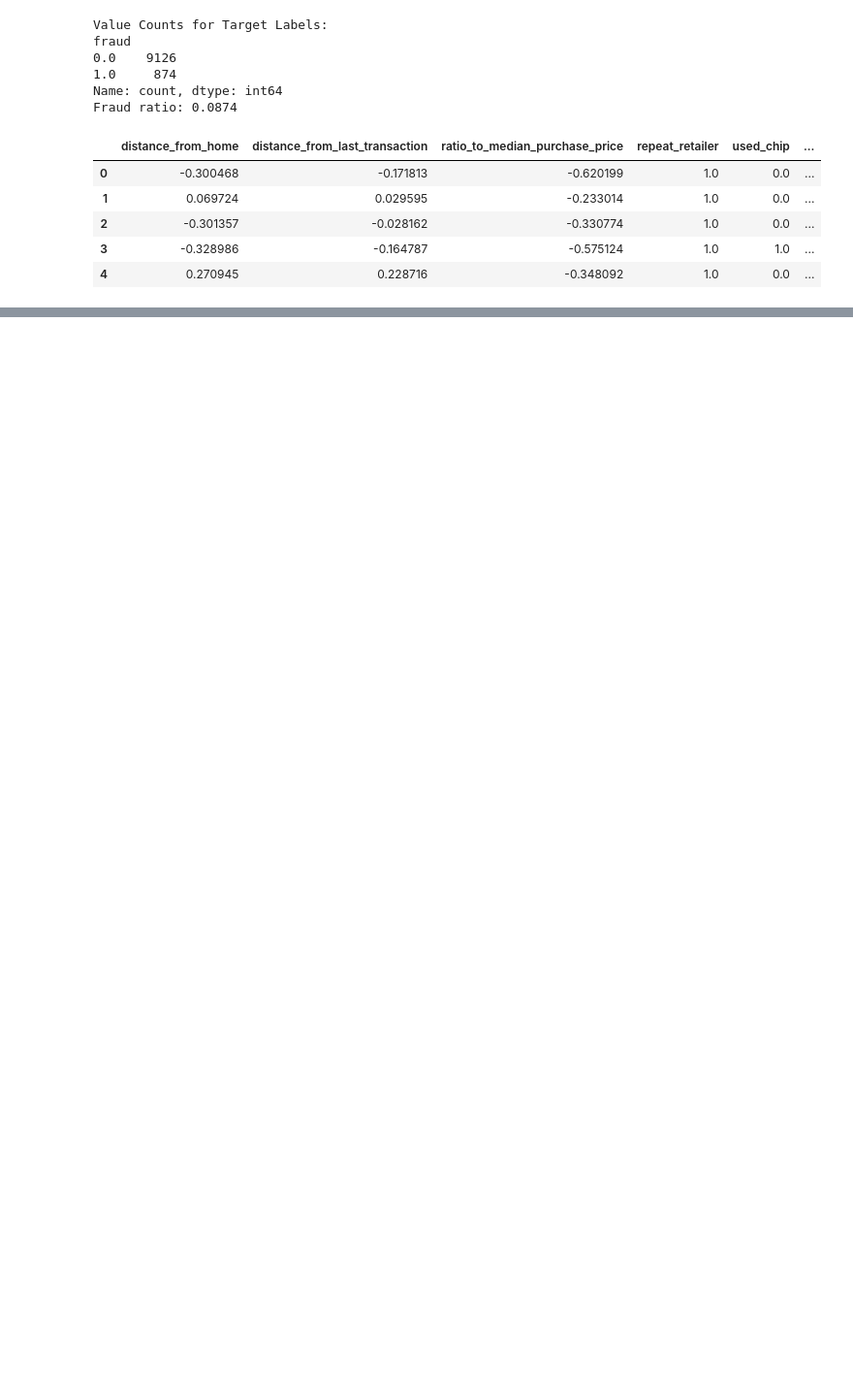
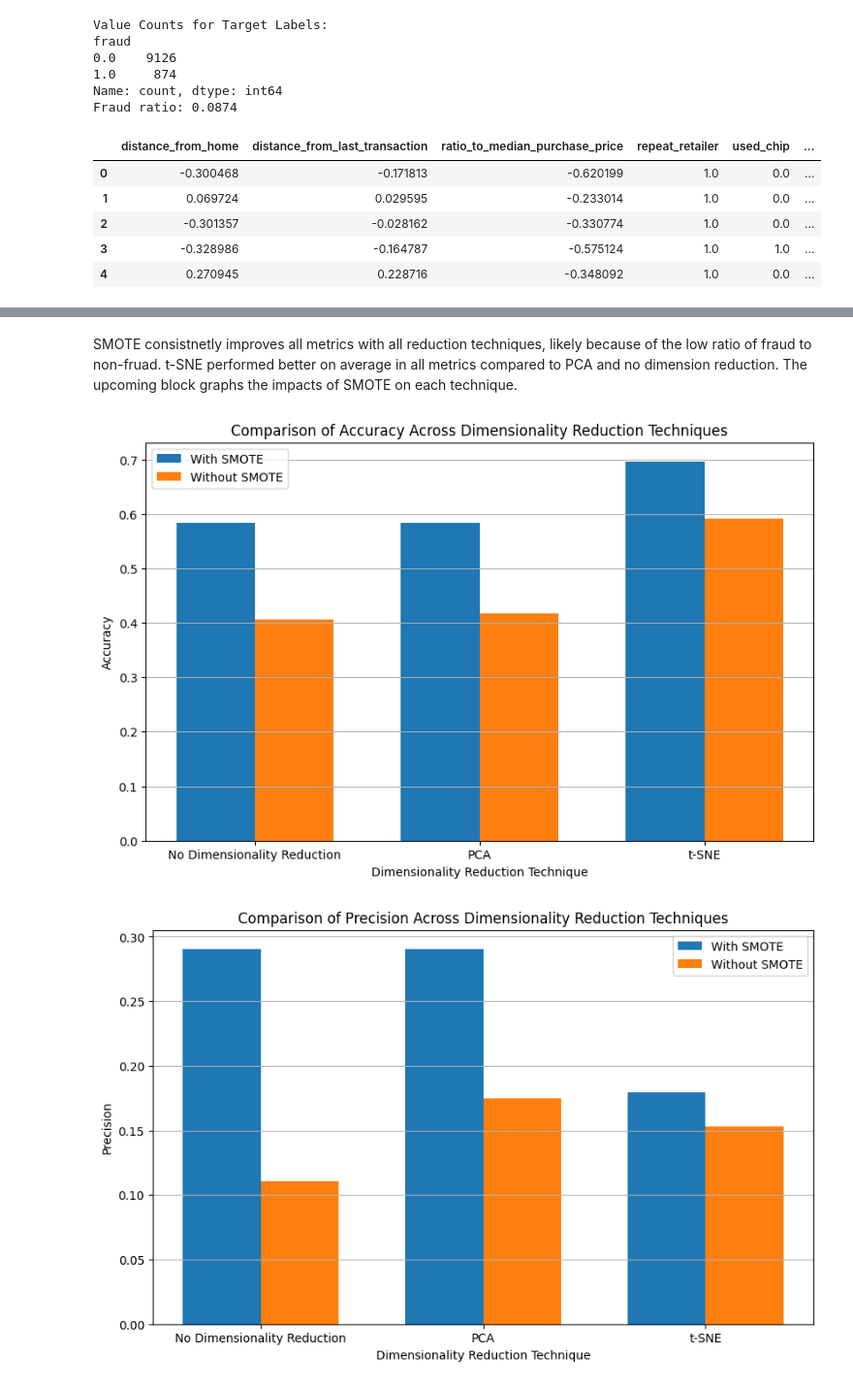
Before and after one commit to rrangelvargas/INM701, a Jupyter notebook: src/mainben.ipynb, the cells around one changed output, grey strips where cells are left out. Shown at 97% size. Cells and saved outputs as stored; diff of their text form; code cells hidden in the pictures; blank space fills up the shorter version.

```diff
--- a/src/mainben.ipynb
+++ b/src/mainben.ipynb
@@ -377,0 +463,46 @@ plt.show()
+# %% [markdown]
+SMOTE consistnetly improves all metrics with all reduction techniques, likely because of the low ratio of fraud to non-fruad. t-SNE performed better on average in all metrics compared to PCA and no dimension reduction. The upcoming block graphs the impacts of SMOTE on each technique.
+# %%
+import matplotlib.pyplot as plt
+import numpy as np
+
+# metrics from the output
+metrics = {
+    "No Dimensionality Reduction": {
+        "SMOTE": metrics_no_reduction_smote,
+        "No SMOTE": metrics_no_reduction_no_smote
+    },
+    "PCA": {
+        "SMOTE": metrics_pca_smote,
+        "No SMOTE": metrics_pca_no_smote
+    },
+    "t-SNE": {
+        "SMOTE": metrics_tsne_smote,
+        "No SMOTE": metrics_tsne_no_smote
+    }
+}
+
+# plot the comparison with adjacent bars
+methods = list(metrics.keys())
+scores_smote = np.array([metrics[method]["SMOTE"] for method in methods])
+scores_no_smote = np.array([metrics[method]["No SMOTE"] for method in methods])
+metrics_labels = ["Accuracy", "Precision", "Recall", "F1-Score"]
+
+x = np.arange(len(methods))
+width = 0.35
+
+for i, metric_label in enumerate(metrics_labels):
+    plt.figure(figsize=(10, 6))
+    plt.bar(x - width/2, scores_smote[:, i], width, label="With SMOTE")
+    plt.bar(x + width/2, scores_no_smote[:, i], width, label="Without SMOTE")
+
+    plt.title(f"Comparison of {metric_label} Across Dimensionality Reduction Techniques")
+    plt.ylabel(metric_label)
+    plt.xlabel("Dimensionality Reduction Technique")
+    plt.xticks(x, methods)
+    plt.legend()
+    plt.grid(axis='y')
+    plt.show()
+# %% [output]
+[figure, added]
+[figure, added]
```
Also changed, not shown: parts of 21 cells of this notebook.
